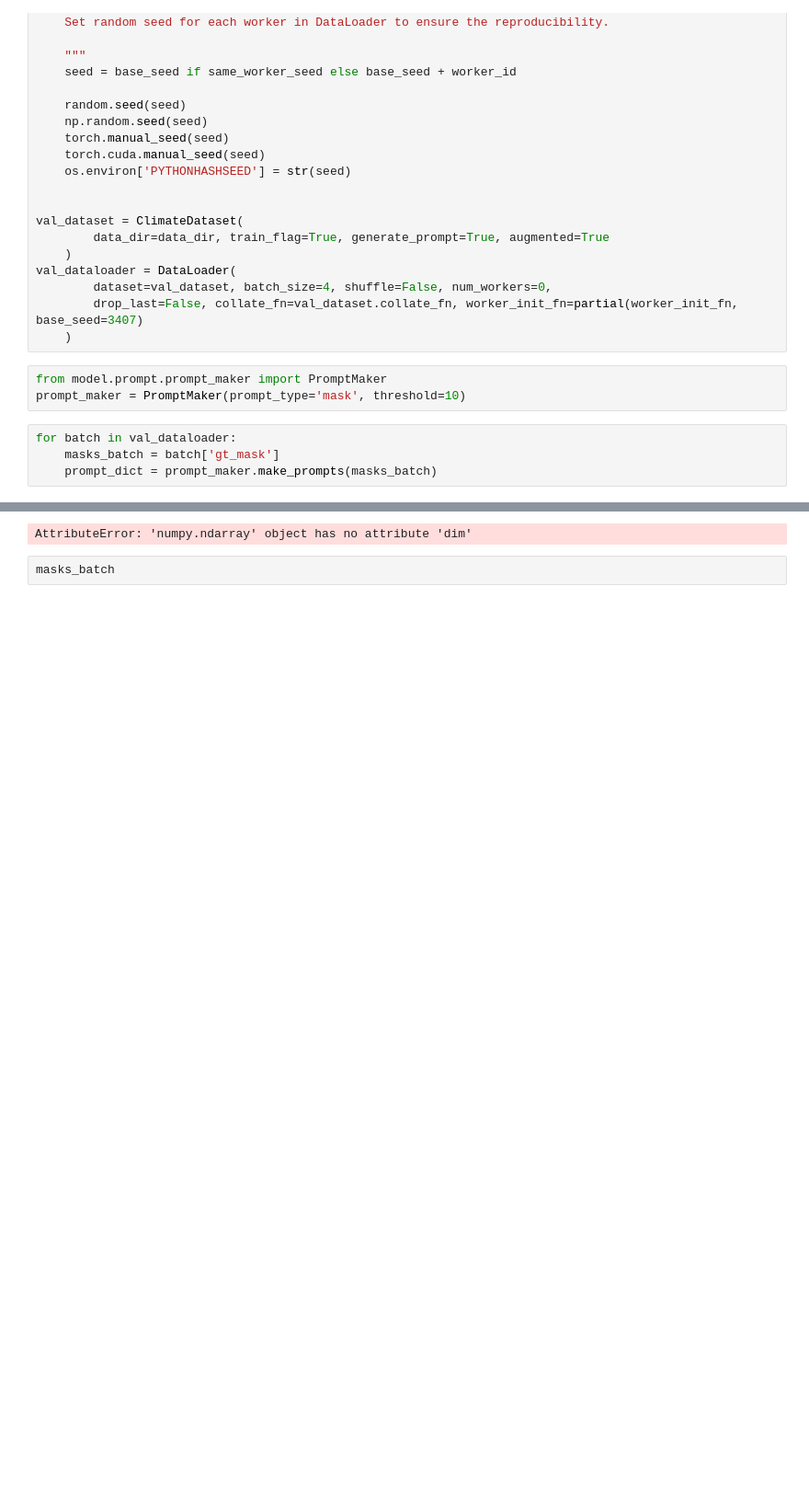
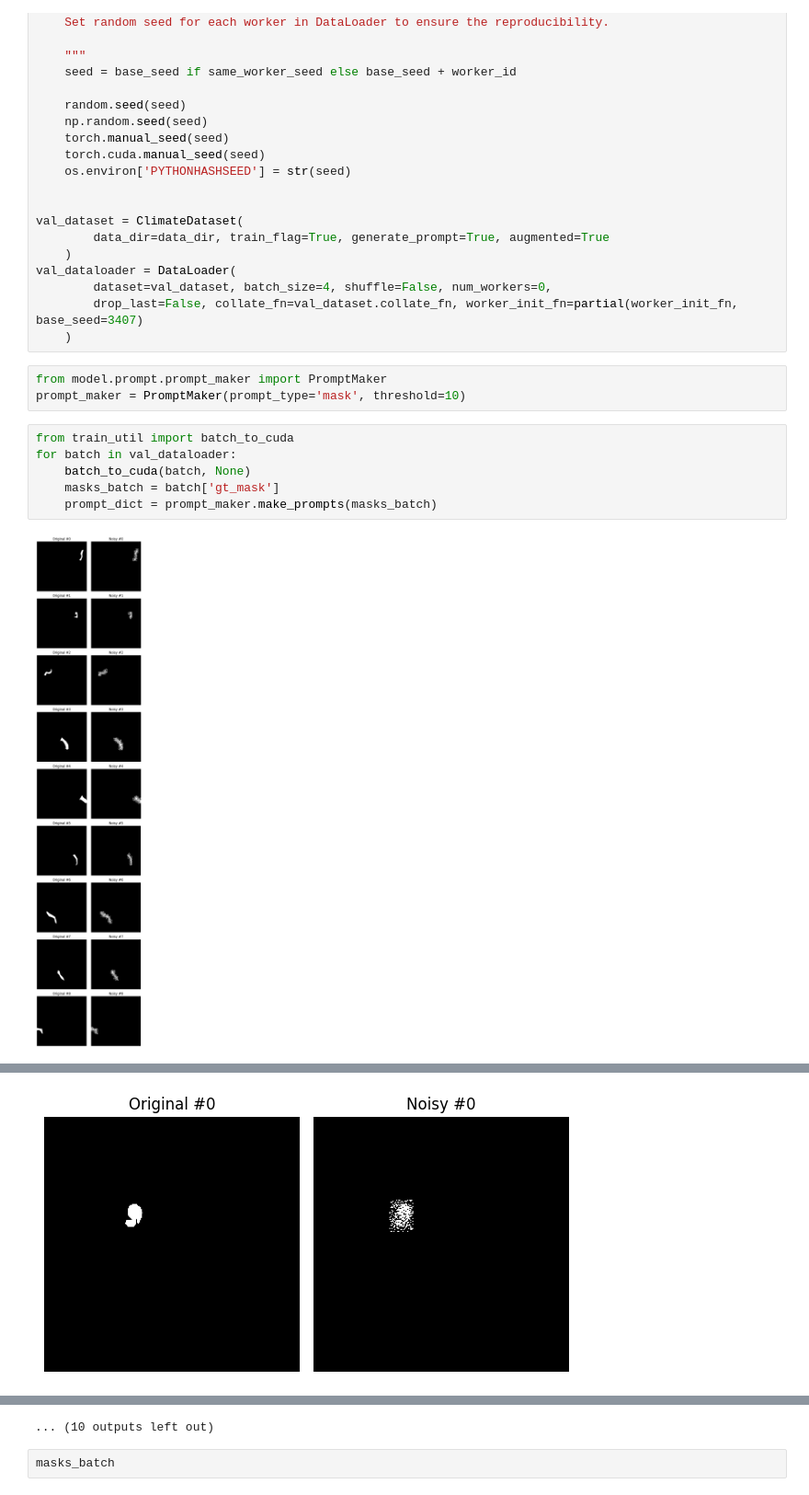
Before and after one commit to thangible/ClimateSAM, a Jupyter notebook: prompt_work.ipynb, the cells around one changed output, grey strips where cells are left out. Shown at 92% size. Drawn from its saved outputs; the diff is of its cells as text; blank space fills up the shorter version.

```diff
--- a/prompt_work.ipynb
+++ b/prompt_work.ipynb
@@ -43,7 +43,10 @@ val_dataloader = DataLoader(
 from model.prompt.prompt_maker import PromptMaker
 prompt_maker = PromptMaker(prompt_type='mask', threshold=10)
 # %%
+from train_util import batch_to_cuda
 for batch in val_dataloader:
+    batch_to_cuda(batch, None)
     masks_batch = batch['gt_mask']
     prompt_dict = prompt_maker.make_prompts(masks_batch)
 # %% [output]
+[figure, added]
@@ -49,0 +57 @@ for batch in val_dataloader:
+[figure, added]
@@ -50,4 +64,4 @@ for batch in val_dataloader:
-AttributeError: 'numpy.ndarray' object has no attribute 'dim'
+... (10 outputs left out)
 # %%
 masks_batch
 # %%
```
Also changed, not shown: parts of 1 cell of this notebook, 3 other files.
